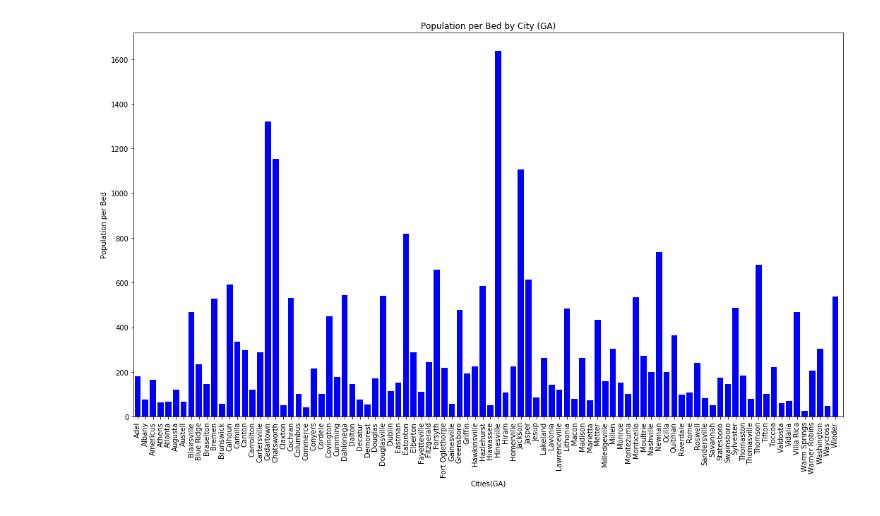
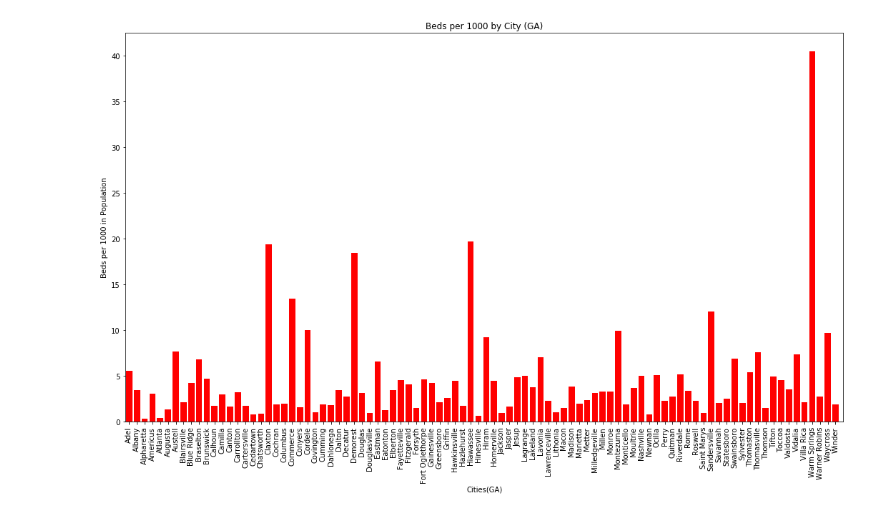
Before and after one commit to jtilenis/Data_Scavengers, a Jupyter notebook: bar_charts.ipynb, the cells around one changed output. Cells and saved outputs as stored; diff of their text form; code cells hidden in the pictures.

Commit message:
bar charts v3

```diff
--- a/bar_charts.ipynb
+++ b/bar_charts.ipynb
@@ -29,0 +11,5 @@ clean_hospital
+# %%
+#Get hospital data and Census data combined
+clean_hospital= pd.read_csv("Outputs/Finalized_Data.csv")
+
+clean_hospital
@@ -30,8 +30,10 @@ clean_hospital
 # %%
-hospital_data = clean_hospital[['Hospital name', 'City', 'County','Acute Care Beds', 'Median Income','Population']]
+# Prepare data for charts
+
+hospital_data = clean_hospital[['Hospital name', 'Hospital City', 'Hospital County','Acute Care Beds', 'Median Income','Population']]
 hospital_data
 
-hospital_sum_city = hospital_data.groupby('City').sum()
+hospital_sum_city = hospital_data.groupby('Hospital City')['Acute Care Beds'].sum()
 hospital_sum_city = hospital_sum_city.reset_index()
 hospital_sum_city
 # %% [output]
@@ -175,10 +190,15 @@ plt.show()
 # %%
 # beds by population by city
+
+hospital_sum_city = hospital_data.groupby('Hospital City').sum()
+hospital_sum_city = hospital_sum_city.reset_index()
+hospital_sum_city
+
 hospital_sum_city = hospital_sum_city.loc[(hospital_sum_city['Acute Care Beds'] > 0)]
 hospital_sum_city
 
 
-hospital_sum_city["Population per Bed"] = hospital_sum_city["Population"]/hospital_sum_city["Acute Care Beds"]
-hospital_sum_city['Population per Bed'].replace(np.inf, 0, inplace=True)
+hospital_sum_city["Beds per 1000"] = 1000*hospital_sum_city["Acute Care Beds"]/hospital_sum_city["Population"]
+hospital_sum_city['Beds per 1000'].replace(np.inf, 0, inplace=True)
 hospital_sum_city
 # %% [output]
@@ -207,16 +218,17 @@ See the caveats in the documentation: https://pandas.pydata.org/pandas-docs/stab
 # %%
+# Plot Beds per 1000 by City
 
 plt.figure(figsize=(18,10))
-plt.bar(hospital_sum_city['City'],hospital_sum_city["Population per Bed"], color="blue")
-plt.xticks(hospital_sum_city['City'], rotation='vertical')
-plt.title('Population per Bed by City (GA)')
+plt.bar(hospital_sum_city['Hospital City'],hospital_sum_city["Beds per 1000"], color="red")
+plt.xticks(hospital_sum_city['Hospital City'], rotation='vertical')
+plt.title('Beds per 1000 by City (GA)')
 plt.xlabel('Cities(GA)')
-plt.ylabel('Population per Bed')
-plt.xlim(-0.5,len(hospital_sum_city['City']))
+plt.ylabel('Beds per 1000 in Population')
+plt.xlim(-0.5,len(hospital_sum_city['Hospital City']))
 
-plt.savefig("Population_per_Bed_by_City.png")
+plt.savefig("Charts/Bed_per_1000_by_City.png")
 
 plt.show()
 # %% [output]
-[figure, old version]
+[figure, new version]
 # %%
```
Also changed, not shown: parts of 18 cells of this notebook, 8 other files.
